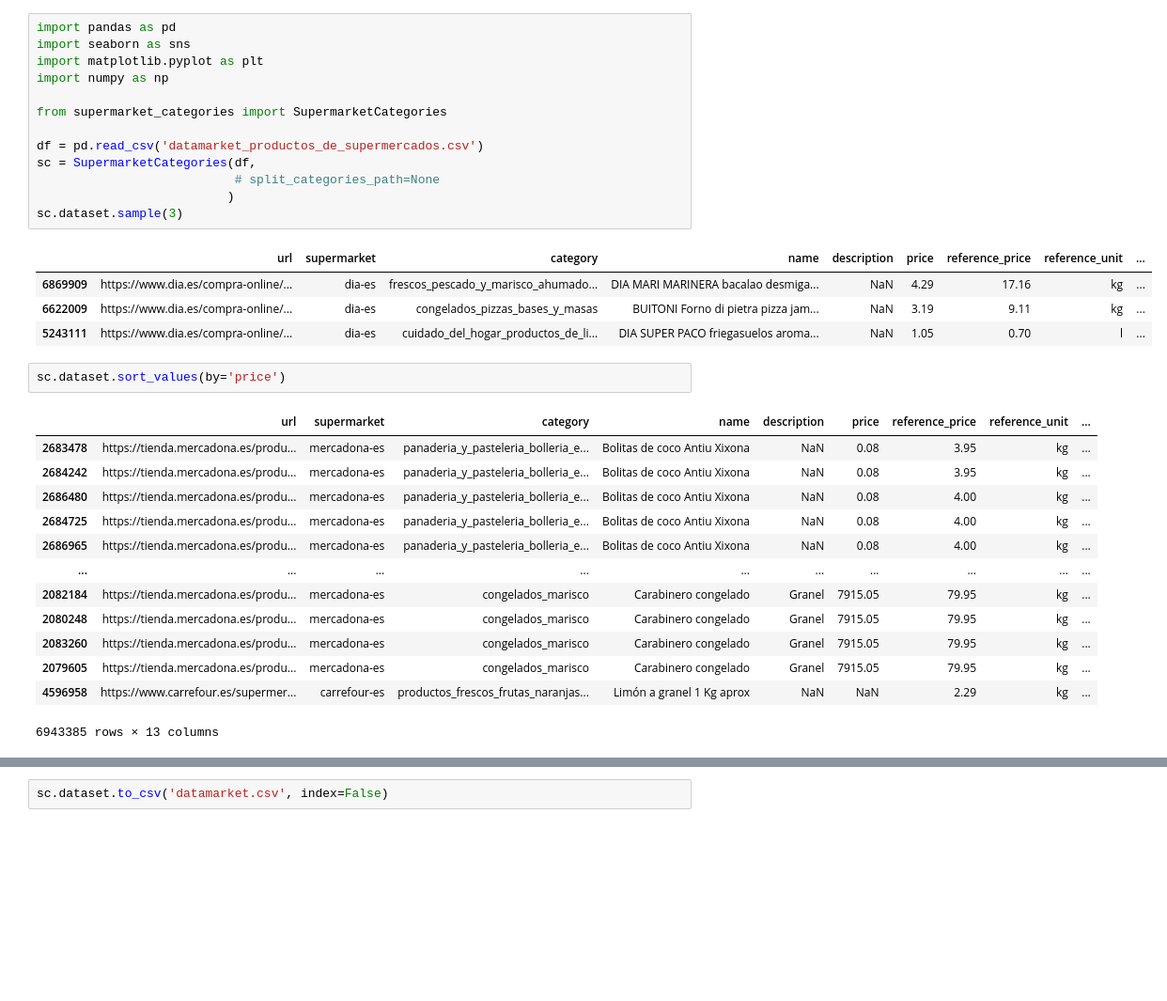
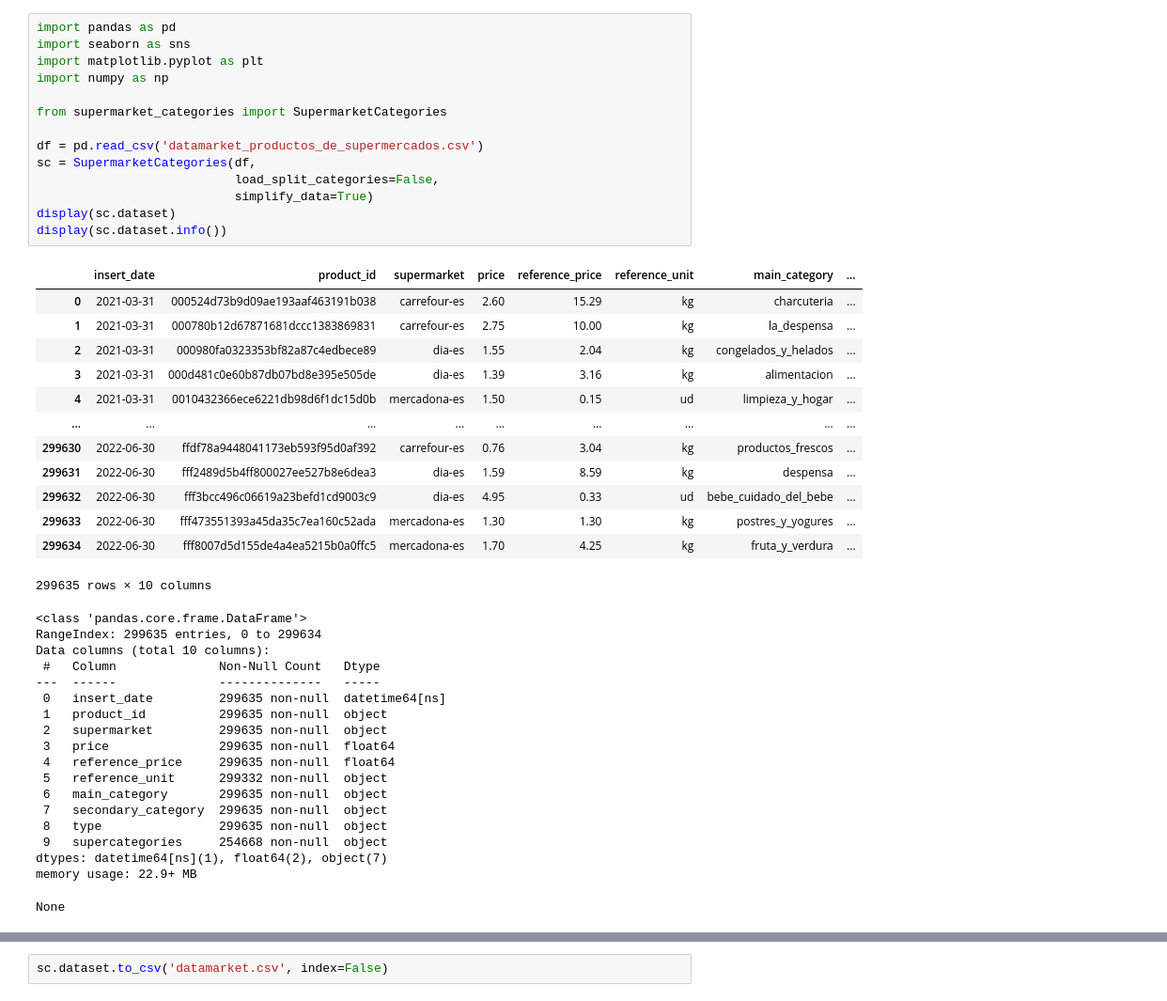
Before and after one commit to dapasca/productos_de_supermercado, a Jupyter notebook: eda.ipynb, the cells around one changed output, grey strips where cells are left out. Shown: that part at 94% size. Drawn from its saved outputs; the diff is of its cells as text; blank space fills up the shorter version.

Commit message:
Clean version with superclasses

```diff
--- a/eda.ipynb
+++ b/eda.ipynb
@@ -1,34 +1,46 @@
 # %%
 import pandas as pd
 import seaborn as sns
 import matplotlib.pyplot as plt
 import numpy as np
 
 from supermarket_categories import SupermarketCategories
 
 df = pd.read_csv('datamarket_productos_de_supermercados.csv')
 sc = SupermarketCategories(df,
-                           # split_categories_path=None
-                          )
-sc.dataset.sample(3)
+                           load_split_categories=False,
+                           simplify_data=True)
+display(sc.dataset)
+display(sc.dataset.info())
 # %% [output]
-|  | url | supermarket | category | name | description | price | reference_price | reference_unit | ... |
-| 6869909 | https://www.dia.es/compra-online/... | dia-es | frescos_pescado_y_marisco_ahumado... | DIA MARI MARINERA bacalao desmiga... | NaN | 4.29 | 17.16 | kg | ... |
-| 6622009 | https://www.dia.es/compra-online/... | dia-es | congelados_pizzas_bases_y_masas | BUITONI Forno di pietra pizza jam... | NaN | 3.19 | 9.11 | kg | ... |
-| 5243111 | https://www.dia.es/compra-online/... | dia-es | cuidado_del_hogar_productos_de_li... | DIA SUPER PACO friegasuelos aroma... | NaN | 1.05 | 0.70 | l | ... |
+|  | insert_date | product_id | supermarket | price | reference_price | reference_unit | main_category | ... |
+| 0 | 2021-03-31 | 000524d73b9d09ae193aaf463191b038 | carrefour-es | 2.60 | 15.29 | kg | charcuteria | ... |
+| 1 | 2021-03-31 | 000780b12d67871681dccc1383869831 | carrefour-es | 2.75 | 10.00 | kg | la_despensa | ... |
+| 2 | 2021-03-31 | 000980fa0323353bf82a87c4edbece89 | dia-es | 1.55 | 2.04 | kg | congelados_y_helados | ... |
+| 3 | 2021-03-31 | 000d481c0e60b87db07bd8e395e505de | dia-es | 1.39 | 3.16 | kg | alimentacion | ... |
+| 4 | 2021-03-31 | 0010432366ece6221db98d6f1dc15d0b | mercadona-es | 1.50 | 0.15 | ud | limpieza_y_hogar | ... |
+| ... | ... | ... | ... | ... | ... | ... | ... | ... |
+| 299630 | 2022-06-30 | ffdf78a9448041173eb593f95d0af392 | carrefour-es | 0.76 | 3.04 | kg | productos_frescos | ... |
+| 299631 | 2022-06-30 | fff2489d5b4ff800027ee527b8e6dea3 | dia-es | 1.59 | 8.59 | kg | despensa | ... |
+| 299632 | 2022-06-30 | fff3bcc496c06619a23befd1cd9003c9 | dia-es | 4.95 | 0.33 | ud | bebe_cuidado_del_bebe | ... |
+| 299633 | 2022-06-30 | fff473551393a45da35c7ea160c52ada | mercadona-es | 1.30 | 1.30 | kg | postres_y_yogures | ... |
+| 299634 | 2022-06-30 | fff8007d5d155de4a4ea5215b0a0ffc5 | mercadona-es | 1.70 | 4.25 | kg | fruta_y_verdura | ... |
+299635 rows × 10 columns
+<class 'pandas.core.frame.DataFrame'>
+RangeIndex: 299635 entries, 0 to 299634
+Data columns (total 10 columns):
+ #   Column              Non-Null Count   Dtype
+---  ------              --------------   -----
+ 0   insert_date         299635 non-null  datetime64[ns]
+ 1   product_id          299635 non-null  object
+ 2   supermarket         299635 non-null  object
+ 3   price               299635 non-null  float64
+ 4   reference_price     299635 non-null  float64
+ 5   reference_unit      299332 non-null  object
+ 6   main_category       299635 non-null  object
+ 7   secondary_category  299635 non-null  object
+ 8   type                299635 non-null  object
+ 9   supercategories     254668 non-null  object
+dtypes: datetime64[ns](1), float64(2), object(7)
+memory usage: 22.9+ MB
+None
-# %%
-sc.dataset.sort_values(by='price')
-# %% [output]
-|  | url | supermarket | category | name | description | price | reference_price | reference_unit | ... |
-| 2683478 | https://tienda.mercadona.es/produ... | mercadona-es | panaderia_y_pasteleria_bolleria_e... | Bolitas de coco Antiu Xixona | NaN | 0.08 | 3.95 | kg | ... |
-| 2684242 | https://tienda.mercadona.es/produ... | mercadona-es | panaderia_y_pasteleria_bolleria_e... | Bolitas de coco Antiu Xixona | NaN | 0.08 | 3.95 | kg | ... |
-| 2686480 | https://tienda.mercadona.es/produ... | mercadona-es | panaderia_y_pasteleria_bolleria_e... | Bolitas de coco Antiu Xixona | NaN | 0.08 | 4.00 | kg | ... |
-| 2684725 | https://tienda.mercadona.es/produ... | mercadona-es | panaderia_y_pasteleria_bolleria_e... | Bolitas de coco Antiu Xixona | NaN | 0.08 | 4.00 | kg | ... |
-| 2686965 | https://tienda.mercadona.es/produ... | mercadona-es | panaderia_y_pasteleria_bolleria_e... | Bolitas de coco Antiu Xixona | NaN | 0.08 | 4.00 | kg | ... |
-| ... | ... | ... | ... | ... | ... | ... | ... | ... | ... |
-| 2082184 | https://tienda.mercadona.es/produ... | mercadona-es | congelados_marisco | Carabinero congelado | Granel | 7915.05 | 79.95 | kg | ... |
-| 2080248 | https://tienda.mercadona.es/produ... | mercadona-es | congelados_marisco | Carabinero congelado | Granel | 7915.05 | 79.95 | kg | ... |
-| 2083260 | https://tienda.mercadona.es/produ... | mercadona-es | congelados_marisco | Carabinero congelado | Granel | 7915.05 | 79.95 | kg | ... |
-| 2079605 | https://tienda.mercadona.es/produ... | mercadona-es | congelados_marisco | Carabinero congelado | Granel | 7915.05 | 79.95 | kg | ... |
-| 4596958 | https://www.carrefour.es/supermer... | carrefour-es | productos_frescos_frutas_naranjas... | Limón a granel 1 Kg aprox | NaN | NaN | 2.29 | kg | ... |
-6943385 rows × 13 columns
```
Also changed, not shown: parts of 18 cells of this notebook, 5 other files.
